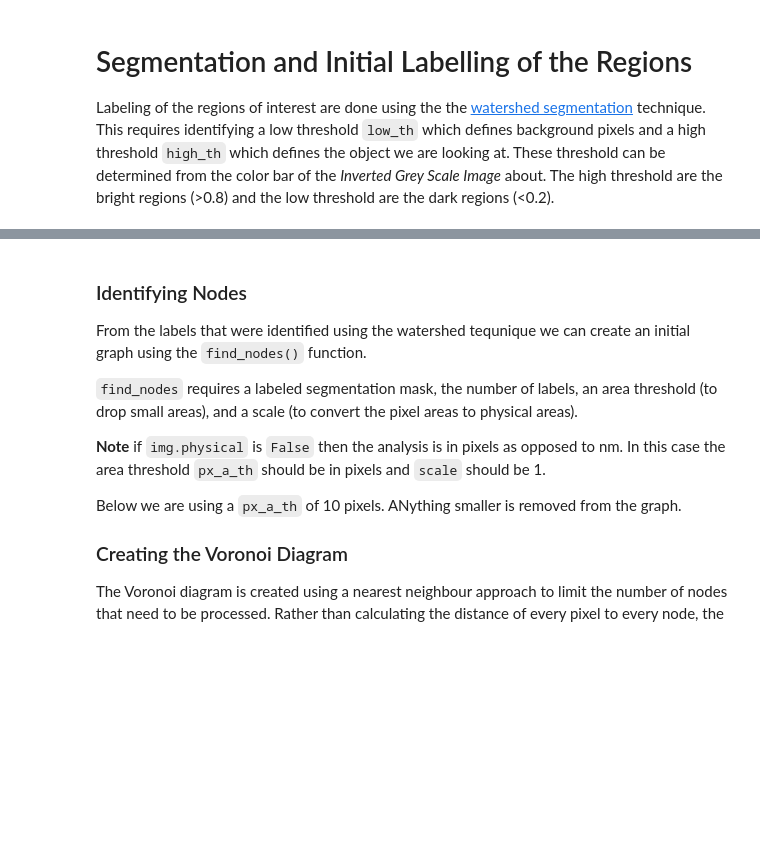
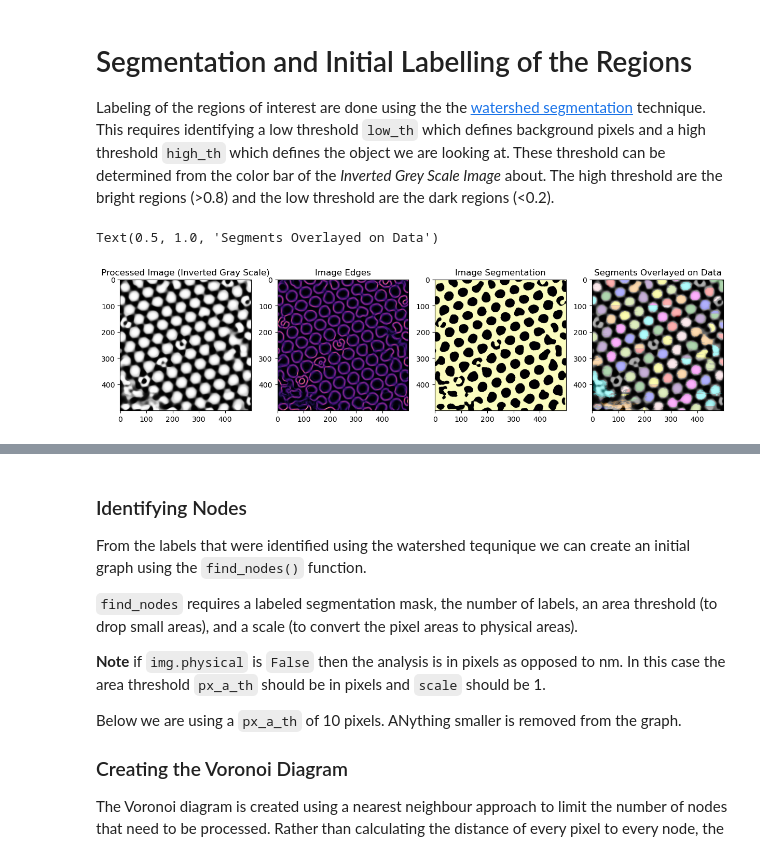
Before and after one commit to GallagherSurfaceLab/summer_26, a Jupyter notebook: STM_voronoi.ipynb, the cells around one changed output, grey strips where cells are left out. Saved outputs shown, nothing was run; the diff lists cells and outputs as text; code cells hidden in the pictures; blank space fills up the shorter version.

```diff
--- a/STM_voronoi.ipynb
+++ b/STM_voronoi.ipynb
@@ -121,6 +121,39 @@ identifying a low threshold `low_th` which defines background pixels and a high
 `high_th` which defines the object we are looking at. These threshold can be determined
 from the color bar of the *Inverted Grey Scale Image* about. The high threshold are the
 bright regions (>0.8) and the low threshold are the dark regions (<0.2).
+# %%
+# Original watershed method
+img_pr = util.invert(img_gr)
+
+if smooth == 3:
+    smoothed = filters.sobel(img_pr, sigma)
+    edges = filters.sobel(smoothed)
+else:
+    edges = filters.sobel(img_pr)
+
+markers = np.zeros_like(img_pr, dtype = np.int32)
+markers [img_pr < low_th] = 2
+markers [img_pr > high_th] = 1
+
+segmentation = watershed(edges, markers)
+label_mask, Nlabel = label(segmentation, background = 2, return_num = True)
+img_label_overlay = color.label2rgb(label_mask, image = img_pr)
+
+fig, axes = plt.subplots(1, 4, figsize = (15, 10))
+axes[0].imshow(img_pr, cmap = 'gray')
+axes[0].set_title('Processed Image (Inverted Gray Scale)')
+
+axes[1].imshow(edges, cmap = 'magma')
+axes[1].set_title('Image Edges')
+
+axes[2].imshow(segmentation, cmap = 'magma')
+axes[2].set_title('Image Segmentation')
+
+axes[3].imshow(img_label_overlay)
+axes[3].set_title('Segments Overlayed on Data')
+# %% [output]
+Text(0.5, 1.0, 'Segments Overlayed on Data')
+[figure, added]
 # %%
 
 img_gr = color.rgb2gray(img.img)
```
Also changed, not shown: parts of 6 cells of this notebook.
